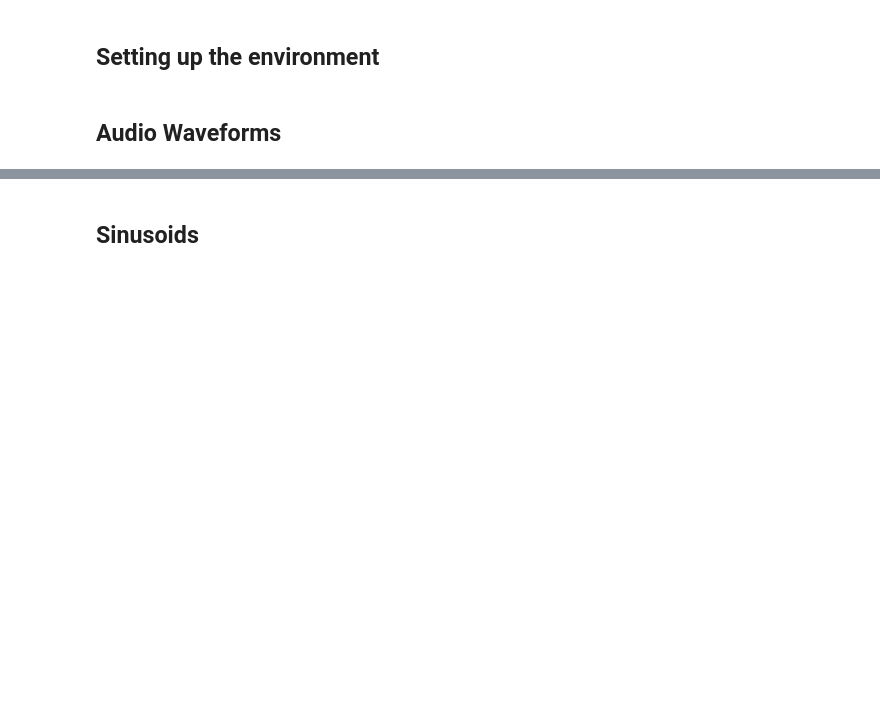
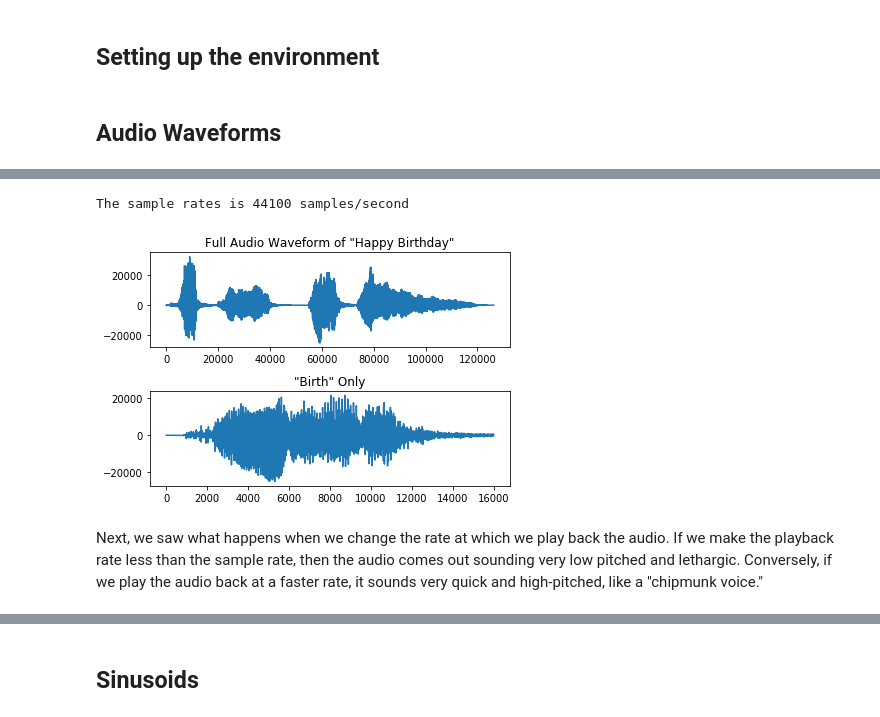
Before and after one commit to Ursinus-IDS301-S2020/Week2Class, a Jupyter notebook: Week2_Audio.ipynb, the cells around one changed output, grey strips where cells are left out. Drawn from its saved outputs; the diff is of its cells as text; code cells hidden in the pictures; blank space fills up the shorter version.

```diff
--- a/Week2_Audio.ipynb
+++ b/Week2_Audio.ipynb
@@ -15,3 +14,24 @@ ipd.Audio(x, rate=fs)
+# %%
+# Load in the audio with wavfile.read.  It gives us both
+# the sample rate (fs) and the audio samples as a numpy array (x)
+fs, x = wavfile.read("happybirthday.wav")
+
+plt.subplot(2, 1, 1)
+plt.plot(x)
+plt.title("Full Audio Waveform of \"Happy Birthday\"")
+plt.subplot(2, 1, 2)
+y = x[54000:70000]
+plt.plot(y)
+plt.title("\"Birth\" Only")
+plt.tight_layout()
+ipd.Audio(y, rate=fs)
+
+print("The sample rates is %i samples/second"%fs)
+# %% [output]
+The sample rates is 44100 samples/second
+[figure, added]
+# %% [markdown]
+Next, we saw what happens when we change the rate at which we play back the audio.  If we make the playback rate less than the sample rate, then the audio comes out sounding very low pitched and lethargic.  Conversely, if we play the audio back at a faster rate, it sounds very quick and high-pitched, like a "chipmunk voice."
 # %%
 ## Play twice as fast
 ipd.Audio(x, rate=fs*2)
```
Also changed, not shown: parts of 19 cells of this notebook.
